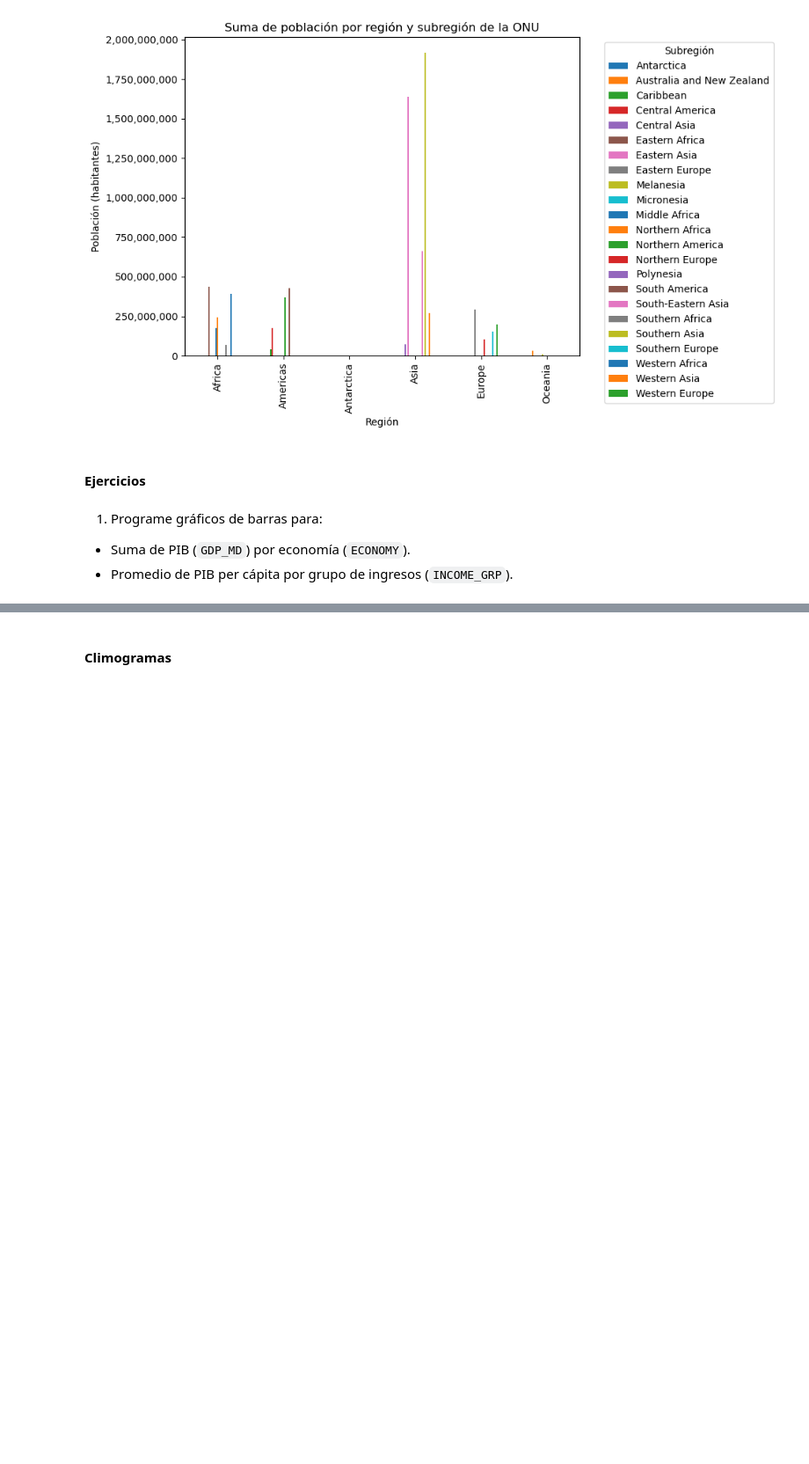
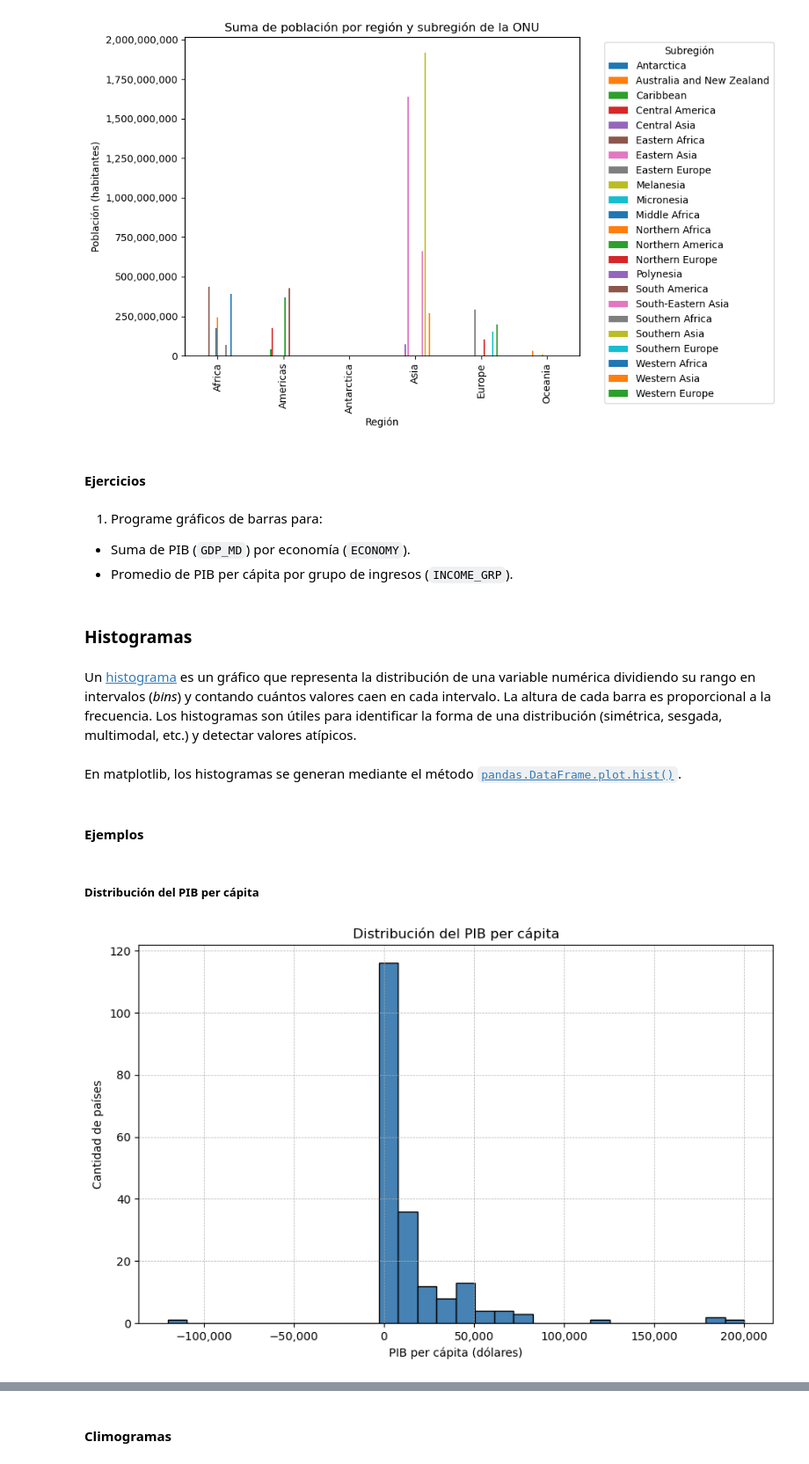
Before and after one commit to tpb708-programacionsig/2026-i, a Jupyter notebook: contenidos/iii-analisis-visualizacion-datos/02-matplotlib.ipynb, the cells around one changed output, grey strips where cells are left out. Shown at 88% size. Drawn from its saved outputs; the diff is of its cells as text; code cells hidden in the pictures; blank space fills up the shorter version.

```diff
--- a/contenidos/iii-analisis-visualizacion-datos/02-matplotlib.ipynb
+++ b/contenidos/iii-analisis-visualizacion-datos/02-matplotlib.ipynb
@@ -556,3 +554,40 @@ plt.show()
 1. Programe gráficos de barras para:
 - Suma de PIB (`GDP_MD`) por economía (`ECONOMY`).
 - Promedio de PIB per cápita por grupo de ingresos (`INCOME_GRP`).
+# %% [markdown]
+### Histogramas
+# %% [markdown]
+Un [histograma](https://es.wikipedia.org/wiki/Histograma) es un gráfico que representa la distribución de una variable numérica dividiendo su rango en intervalos (*bins*) y contando cuántos valores caen en cada intervalo. La altura de cada barra es proporcional a la frecuencia. Los histogramas son útiles para identificar la forma de una distribución (simétrica, sesgada, multimodal, etc.) y detectar valores atípicos.
+# %% [markdown]
+En matplotlib, los histogramas se generan mediante el método [`pandas.DataFrame.plot.hist()`](https://pandas.pydata.org/docs/reference/api/pandas.DataFrame.plot.hist.html).
+# %% [markdown]
+#### Ejemplos
+# %% [markdown]
+##### Distribución del PIB per cápita
+# %%
+# Creación de una figura con espacio para un gráfico
+fig, ax = plt.subplots(figsize=(10, 6))
+
+# Creación del histograma
+paises['GDP_PC'].plot.hist(
+    ax=ax,
+    bins=30,
+    color='steelblue',
+    edgecolor='black'
+)
+
+# Personalización del gráfico
+ax.set_title('Distribución del PIB per cápita')
+ax.set_xlabel('PIB per cápita (dólares)')
+ax.set_ylabel('Cantidad de países')
+
+# Configuración de marcas en el eje x para evitar la notación científica
+ax.xaxis.set_major_formatter(ticker.StrMethodFormatter('{x:,.0f}'))
+
+# Cuadrícula
+ax.grid(True, which='both', linestyle='--', linewidth=0.5)
+
+# Despliegue del gráfico
+plt.show()
+# %% [output]
+[figure, added]
```
Also changed, not shown: parts of 21 cells of this notebook.
